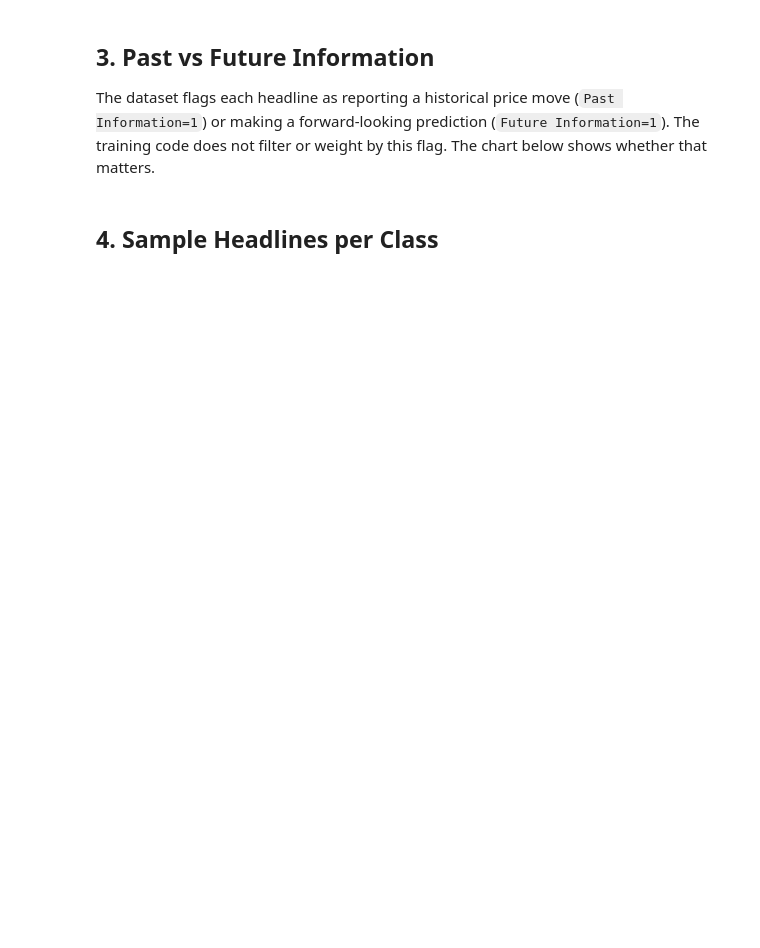
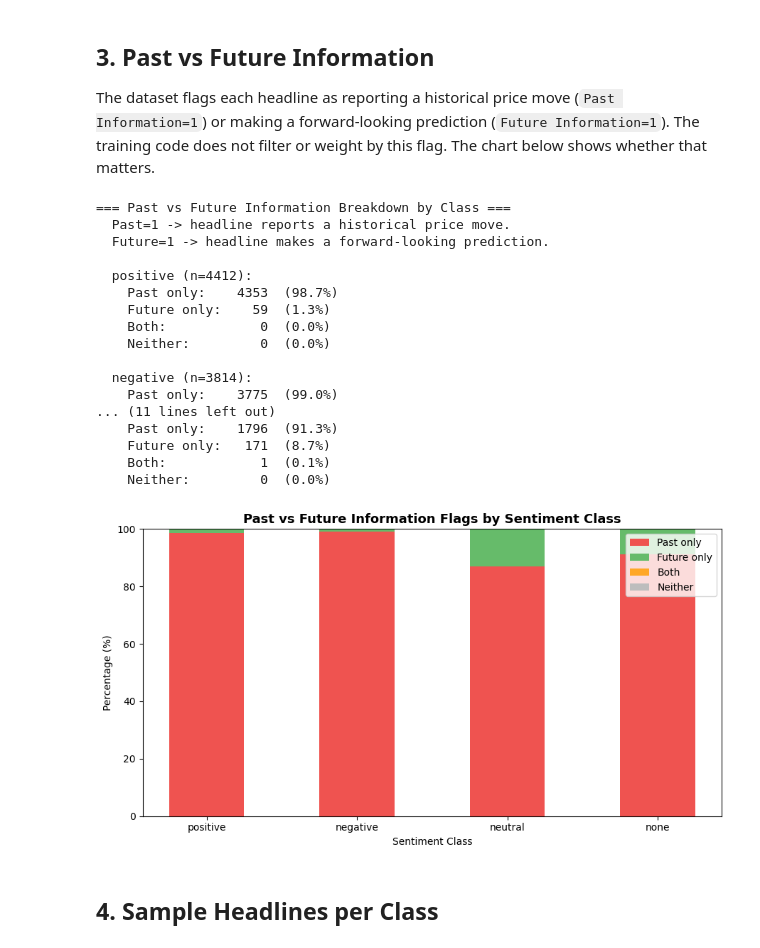
Before and after one commit to ethanharjabrata/Sentiment-Analysis-of-Commodity-News-Gold-, a Jupyter notebook: eda.ipynb, the cells around one changed output. Saved outputs shown, nothing was run; the diff lists cells and outputs as text; code cells hidden in the pictures; blank space fills up the shorter version.

```diff
--- a/eda.ipynb
+++ b/eda.ipynb
@@ -95,16 +120,16 @@ both_pcts = []
 neither_pcts = []
 
 for cls in CLASSES:
-    subset = data[data['Price Sentiment'] == cls]
+    subset = data[data["Price Sentiment"] == cls]
     n = len(subset)
-    n_past = int(subset['Past Information'].sum())
-    n_future = int(subset['Future Information'].sum())
+    n_past = int(subset["Past Information"].sum())
+    n_future = int(subset["Future Information"].sum())
     n_both = int(
-        ((subset['Past Information'] == 1) & (subset['Future Information'] == 1)).sum()
+        ((subset["Past Information"] == 1) & (subset["Future Information"] == 1)).sum()
     )
 
     n_neither = int(
-        ((subset['Past Information'] == 0) & (subset['Future Information'] == 0)).sum()
+        ((subset["Past Information"] == 0) & (subset["Future Information"] == 0)).sum()
     )
 
     past_only_pcts.append(100 * (n_past - n_both) / n)
@@ -119,48 +144,76 @@ bottom_both = bottom_future + np.array(future_only_pcts)
 bottom_neither = bottom_both + np.array(both_pcts)
 
 fig, ax = plt.subplots(figsize=(9, 5))
-ax.bar(x=x_pos, height=past_only_pcts, width=width, label='Past only', color='#ef5350')
+
+ax.bar(
+    x=x_pos,
+    height=past_only_pcts,
+    width=width,
+    label="Past only",
+    color="#ef5350",
+)
+
 ax.bar(
     x=x_pos,
     height=future_only_pcts,
     width=width,
     bottom=bottom_future,
-    label='Future only',
-    color='#66bb6a',
+    label="Future only",
+    color="#66bb6a",
 )
 
 ax.bar(
     x=x_pos,
     height=both_pcts,
     width=width,
     bottom=bottom_both,
-    label='Both',
-    color='#ffa726',
+    label="Both",
+    color="#ffa726",
 )
 
 ax.bar(
     x=x_pos,
     height=neither_pcts,
     width=width,
     bottom=bottom_neither,
-    label='Neither',
-    color='#bdbdbd',
+    label="Neither",
+    color="#bdbdbd",
 )
 
 ax.set_xticks(ticks=x_pos)
 ax.set_xticklabels(labels=CLASSES)
+
 ax.set_title(
-    label='Past vs Future Information Flags by Sentiment Class',
+    label="Past vs Future Information Flags by Sentiment Class",
     fontsize=13,
-    fontweight='bold',
+    fontweight="bold",
 )
 
-ax.set_xlabel(xlabel='Sentiment Class')
-ax.set_ylabel(ylabel='Percentage (%)')
-ax.legend(loc='upper right')
+ax.set_xlabel(xlabel="Sentiment Class")
+ax.set_ylabel(ylabel="Percentage (%)")
+ax.legend(loc="upper right")
 
 plt.tight_layout()
 plt.show()
+# %% [output]
+=== Past vs Future Information Breakdown by Class ===
+  Past=1 -> headline reports a historical price move.
+  Future=1 -> headline makes a forward-looking prediction.
+
+  positive (n=4412):
+    Past only:    4353  (98.7%)
+    Future only:    59  (1.3%)
+    Both:            0  (0.0%)
+    Neither:         0  (0.0%)
+
+  negative (n=3814):
+    Past only:    3775  (99.0%)
+... (11 lines left out)
+    Past only:    1796  (91.3%)
+    Future only:   171  (8.7%)
+    Both:            1  (0.1%)
+    Neither:         0  (0.0%)
+[figure, added]
 # %% [markdown]
 ## 4. Sample Headlines per Class
 # %%
```
Also changed, not shown: parts of 4 cells of this notebook, 1 other file.
